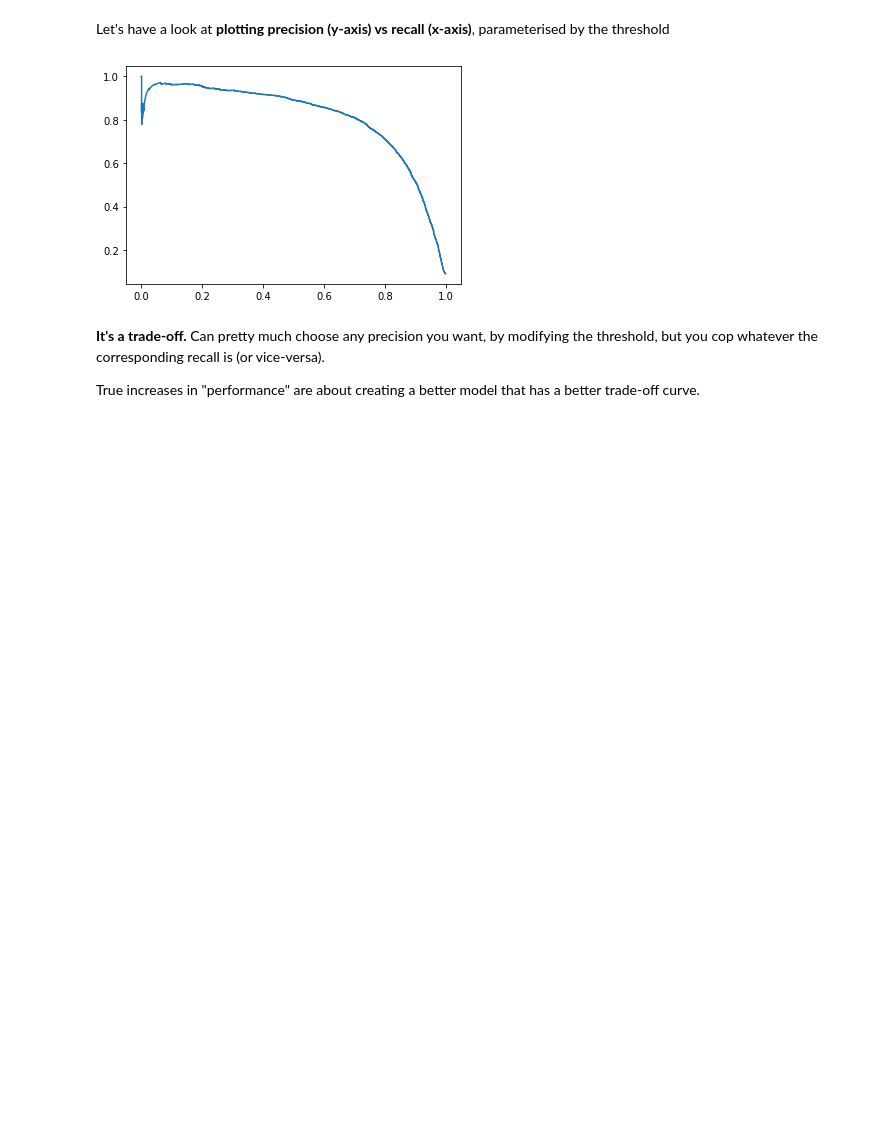
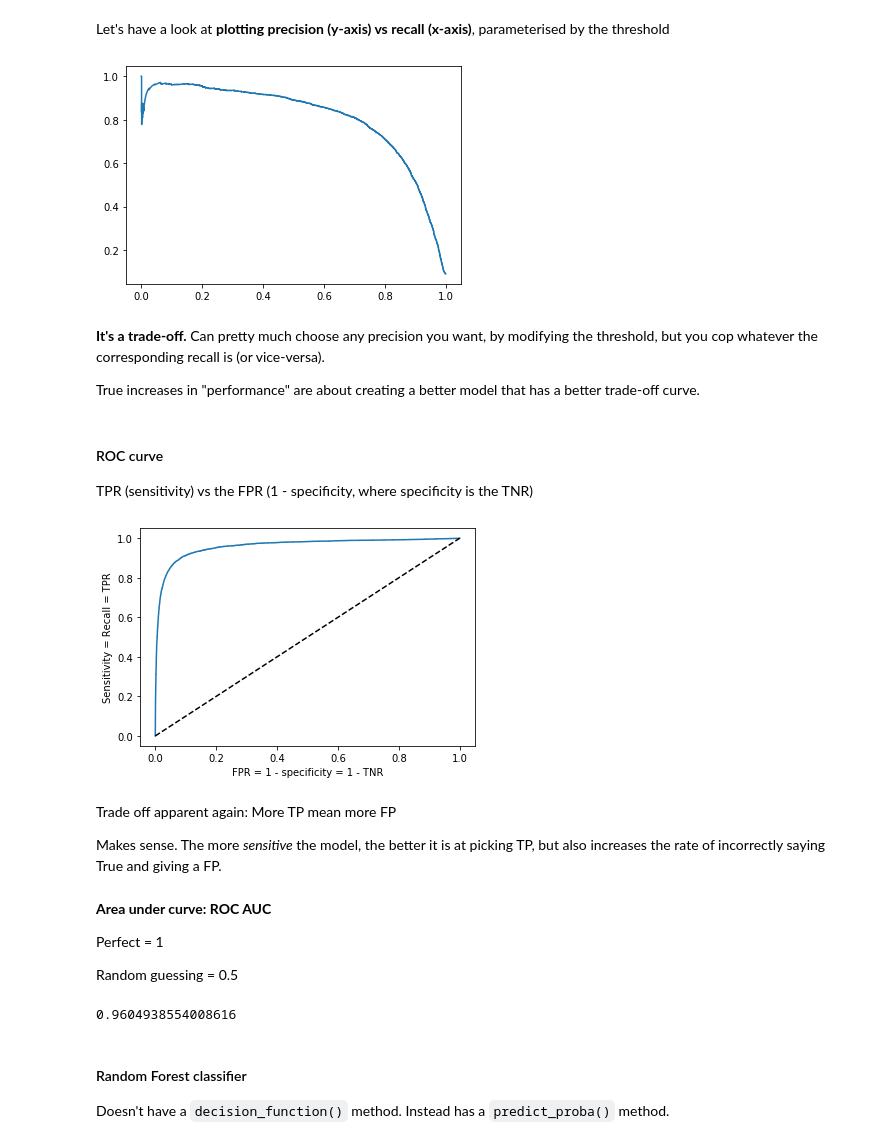
Before and after one commit to jarvisrob/hands-on-ml-book, a Jupyter notebook: Classification.ipynb, the cells around one changed output. Cells and saved outputs as stored; diff of their text form; code cells hidden in the pictures; blank space fills up the shorter version.

Commit message:
ROC curves, AUC and new random forest classifier compared on these metrics to the SGD classifier

```diff
--- a/Classification.ipynb
+++ b/Classification.ipynb
@@ -239,3 +239,39 @@ plt.show()
 **It's a trade-off.** Can pretty much choose any precision you want, by modifying the threshold, but you cop whatever the corresponding recall is (or vice-versa).
 
 True increases in "performance" are about creating a better model that has a better trade-off curve.
+# %% [markdown]
+#### ROC curve
+
+TPR (sensitivity) vs the FPR (1 - specificity, where specificity is the TNR)
+# %%
+from sklearn.metrics import roc_curve
+
+fpr, tpr, thresholds = roc_curve(y_train_5, y_scores)
+# %%
+plt.plot(fpr, tpr)
+plt.plot([0, 1], [0, 1], 'k--')  # from x=0, y=0 to x=1, y=1
+plt.xlabel("FPR = 1 - specificity = 1 - TNR")
+plt.ylabel("Sensitivity = Recall = TPR")
+plt.show()
+# %% [output]
+[figure, added]
+# %% [markdown]
+Trade off apparent again: More TP mean more FP
+
+Makes sense. The more *sensitive* the model, the better it is at picking TP, but also increases the rate of incorrectly saying True and giving a FP.
+# %% [markdown]
+**Area under curve: ROC AUC**
+
+Perfect = 1
+
+Random guessing = 0.5
+# %%
+from sklearn.metrics import roc_auc_score
+
+roc_auc_score(y_train_5, y_scores)  # Needs the scores so can vary the thresholds to calc the ROC curve and hence determine the AUC
+# %% [output]
+0.9604938554008616
+# %% [markdown]
+#### Random Forest classifier
+
+Doesn't have a `decision_function()` method. Instead has a `predict_proba()` method.
```
Also changed, not shown: parts of 10 cells of this notebook.
